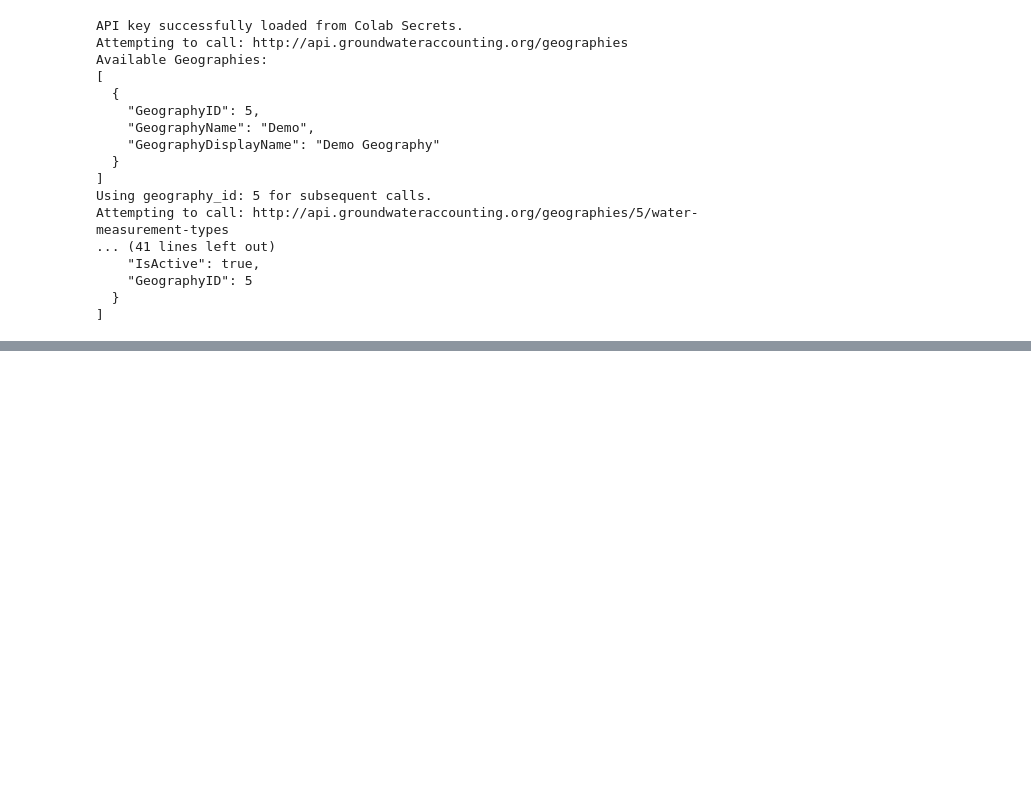
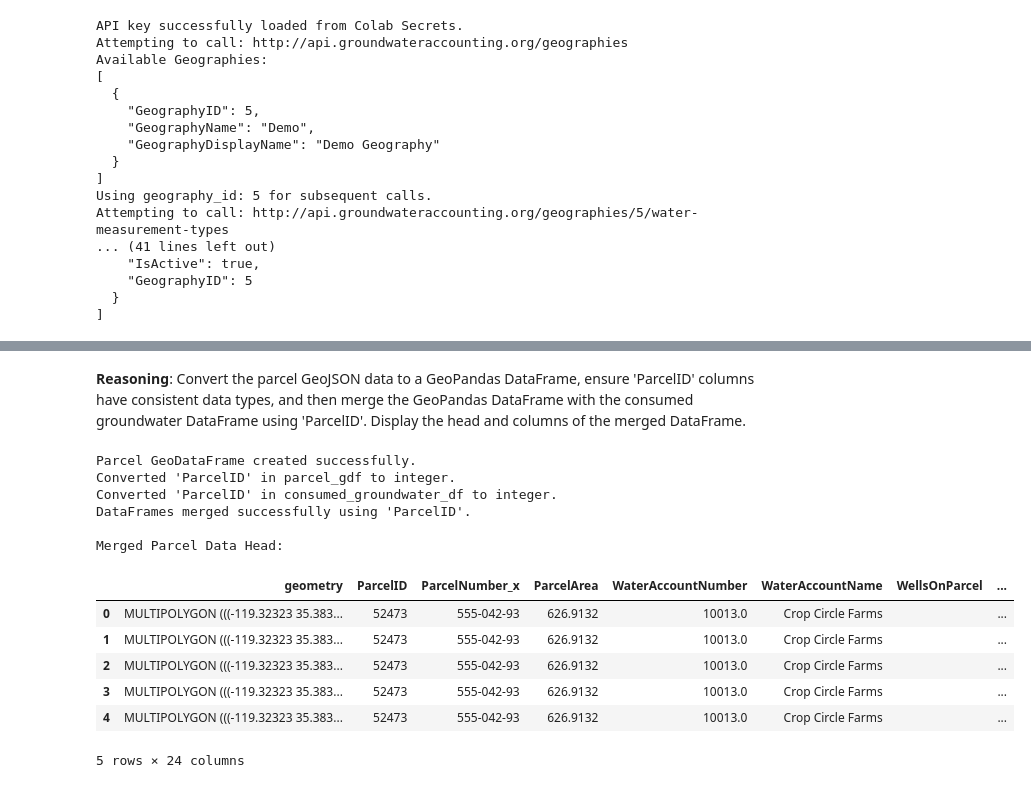
Before and after one commit to esassoc/qanat-community, a Jupyter notebook: Qanat.CommunityAPI/Examples/Hackathon_2025_Use_Case_1_Choropleth.ipynb, the cells around one changed output, grey strips where cells are left out. Drawn from its saved outputs; the diff is of its cells as text; code cells hidden in the pictures; blank space fills up the shorter version.

```diff
--- a/Qanat.CommunityAPI/Examples/Hackathon_2025_Use_Case_1_Choropleth.ipynb
+++ b/Qanat.CommunityAPI/Examples/Hackathon_2025_Use_Case_1_Choropleth.ipynb
@@ -130,0 +415,74 @@ Attempting to call: http://api.groundwateraccounting.org/geographies/5/water-mea
+# %% [markdown]
+**Reasoning**:
+Convert the parcel GeoJSON data to a GeoPandas DataFrame, ensure 'ParcelID' columns have consistent data types, and then merge the GeoPandas DataFrame with the consumed groundwater DataFrame using 'ParcelID'. Display the head and columns of the merged DataFrame.
+# %%
+import geopandas as gpd
+import pandas as pd
+
+# 1. Convert the parcel_geojson_data dictionary into a GeoPandas DataFrame.
+if parcel_geojson_data and isinstance(parcel_geojson_data, dict):
+    parcel_gdf = gpd.GeoDataFrame.from_features(parcel_geojson_data["features"])
+    print("Parcel GeoDataFrame created successfully.")
+else:
+    parcel_gdf = None
+    print("Could not create Parcel GeoDataFrame as parcel_geojson_data is not available or in the expected format.")
+
+# Check if consumed_groundwater_df is available
+if consumed_groundwater_df is None:
+    print("consumed_groundwater_df is not available. Cannot perform merge.")
+else:
+    # 2. Ensure the 'ParcelID' column in both DataFrames are of the same data type
+    # Convert ParcelID in parcel_gdf properties to integer
+    if parcel_gdf is not None and 'ParcelID' in parcel_gdf.columns:
+        try:
+            parcel_gdf['ParcelID'] = parcel_gdf['ParcelID'].astype(int)
+            print("Converted 'ParcelID' in parcel_gdf to integer.")
+        except ValueError as e:
+            print(f"Error converting 'ParcelID' in parcel_gdf to integer: {e}")
+            parcel_gdf = None # Set to None if conversion fails
+
+    # Convert ParcelID in consumed_groundwater_df to integer
+    if consumed_groundwater_df is not None and 'ParcelID' in consumed_groundwater_df.columns:
+        try:
+            consumed_groundwater_df['ParcelID'] = consumed_groundwater_df['ParcelID'].astype(int)
+            print("Converted 'ParcelID' in consumed_groundwater_df to integer.")
+        except ValueError as e:
+            print(f"Error converting 'ParcelID' in consumed_groundwater_df to integer: {e}")
+            consumed_groundwater_df = None # Set to None if conversion fails
+    else:
+         print("'ParcelID' column not found in consumed_groundwater_df. Cannot perform merge.")
+         consumed_groundwater_df = None
+
+    # 3. Merge the GeoPandas DataFrame with the consumed_groundwater_df
+    merged_parcel_data = None
+    if parcel_gdf is not None and consumed_groundwater_df is not None:
+        # Use a left merge to keep all parcels
+        merged_parcel_data = parcel_gdf.merge(consumed_groundwater_df, on='ParcelID', how='left')
+        print("DataFrames merged successfully using 'ParcelID'.")
+
+    # 4. Handle groundwater depth data - skipped for now as linking is complex without clear WellID to ParcelID mapping in depth data structure.
+
+    # 5. Store the resulting merged DataFrame - already done in step 3
+
+    # 6. Display the first few rows and the columns of the merged_parcel_data DataFrame
+    if merged_parcel_data is not None:
+        print("\nMerged Parcel Data Head:")
+        display(merged_parcel_data.head())
+        print("\nMerged Parcel Data Columns:")
+        print(merged_parcel_data.columns)
+    else:
+        print("\nMerged DataFrame could not be created.")
+# %% [output]
+Parcel GeoDataFrame created successfully.
+Converted 'ParcelID' in parcel_gdf to integer.
+Converted 'ParcelID' in consumed_groundwater_df to integer.
+DataFrames merged successfully using 'ParcelID'.
+
+Merged Parcel Data Head:
+|  | geometry | ParcelID | ParcelNumber_x | ParcelArea | WaterAccountNumber | WaterAccountName | WellsOnParcel | ... |
+| 0 | MULTIPOLYGON (((-119.32323 35.383... | 52473 | 555-042-93 | 626.9132 | 10013.0 | Crop Circle Farms |  | ... |
+| 1 | MULTIPOLYGON (((-119.32323 35.383... | 52473 | 555-042-93 | 626.9132 | 10013.0 | Crop Circle Farms |  | ... |
+| 2 | MULTIPOLYGON (((-119.32323 35.383... | 52473 | 555-042-93 | 626.9132 | 10013.0 | Crop Circle Farms |  | ... |
+| 3 | MULTIPOLYGON (((-119.32323 35.383... | 52473 | 555-042-93 | 626.9132 | 10013.0 | Crop Circle Farms |  | ... |
+| 4 | MULTIPOLYGON (((-119.32323 35.383... | 52473 | 555-042-93 | 626.9132 | 10013.0 | Crop Circle Farms |  | ... |
+5 rows × 24 columns
```
Also changed, not shown: parts of 24 cells of this notebook.
